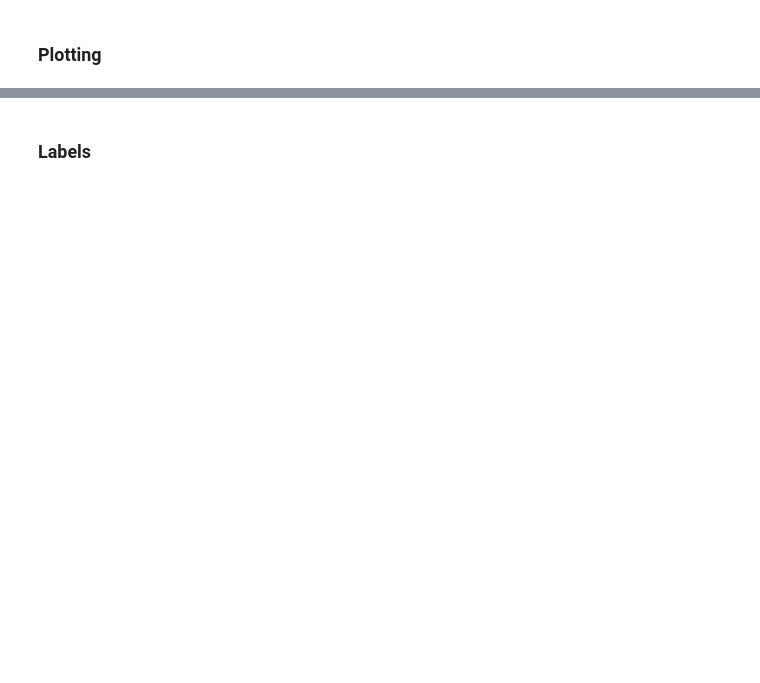
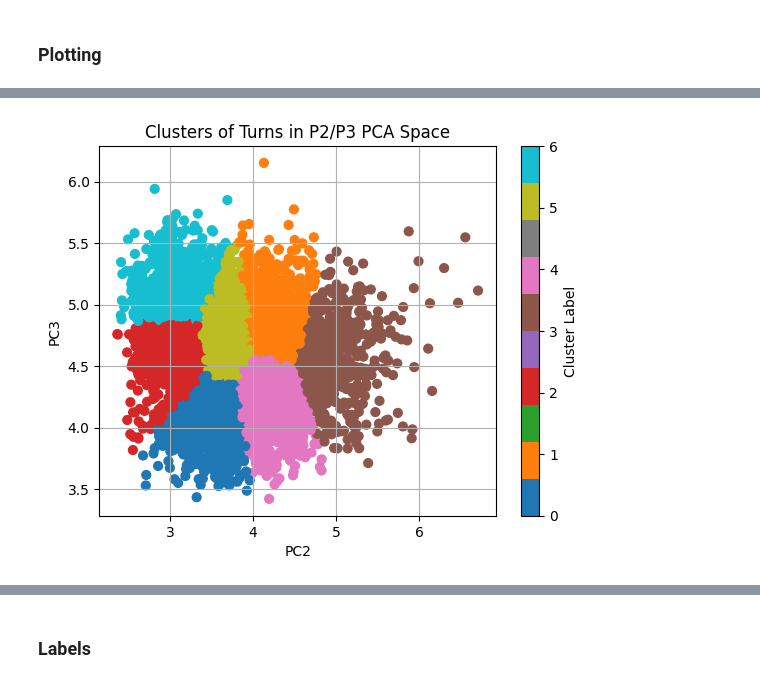
Before and after one commit to serenabono/conversational_dominance, a Jupyter notebook: notebooks/gpt2_dim_analysis.ipynb, the cells around one changed output, grey strips where cells are left out. Cells and saved outputs as stored; diff of their text form; code cells hidden in the pictures; blank space fills up the shorter version.

```diff
--- a/notebooks/gpt2_dim_analysis.ipynb
+++ b/notebooks/gpt2_dim_analysis.ipynb
@@ -454,17 +244,19 @@ avg_density_dim3_pca = [densities_dim3_pca[t].mean() for t in range(len(densitie
 #KMeans (assumes spherical clusters):
 from sklearn.cluster import KMeans
 
-kmeans = KMeans(n_clusters=3, random_state=0)
-labels = kmeans.fit_predict(X_orthogonal)
+kmeans = KMeans(n_clusters=7, random_state=0)
+labels = kmeans.fit_predict(all_data_filtered[["p2","p3"]])
 # %%
 import matplotlib.pyplot as plt
-plt.scatter(X_orthogonal[:, 0], X_orthogonal[:, 1], c=labels, cmap="tab10", s=40)
+plt.scatter(all_data_filtered["p2"], all_data_filtered["p3"], c=labels, cmap="tab10", s=40)
 plt.title("Clusters of Turns in P2/P3 PCA Space")
 plt.xlabel("PC2")
 plt.ylabel("PC3")
 plt.colorbar(label="Cluster Label")
 plt.grid(True)
 plt.show()
+# %% [output]
+[figure, added]
 # %%
 import numpy as np
 
```
Also changed, not shown: parts of 122 cells of this notebook, 23 other files.
